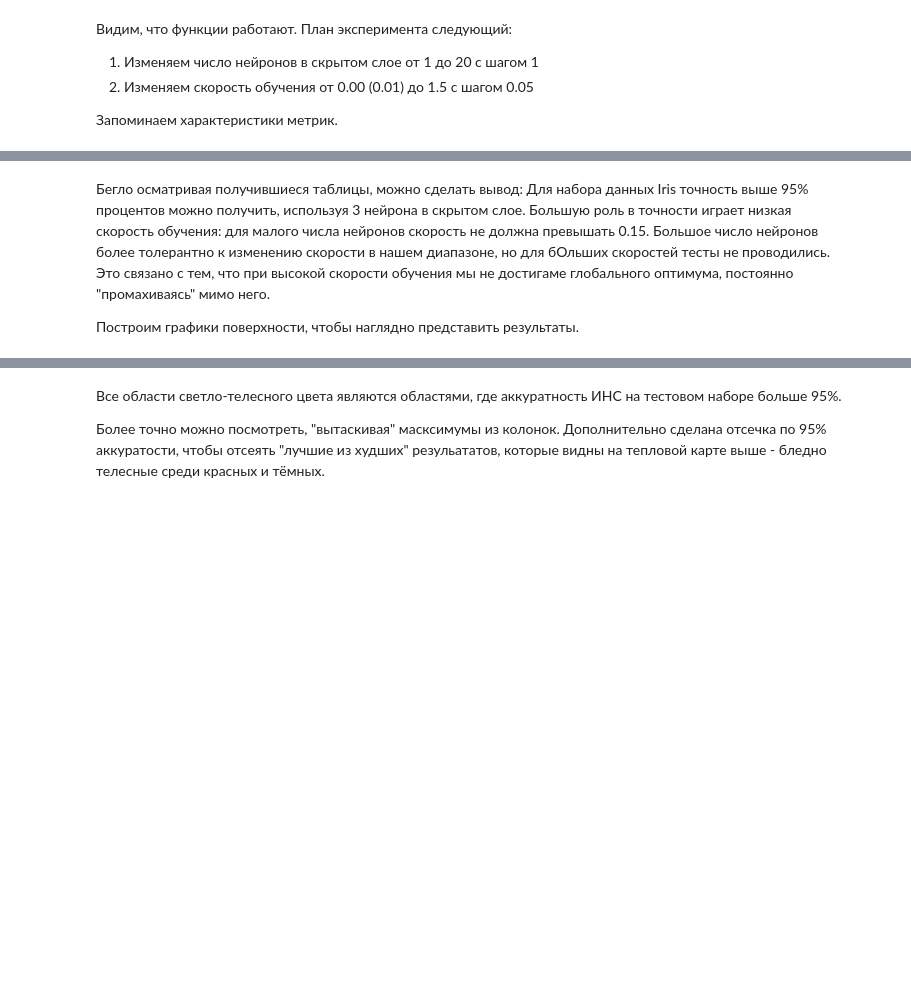
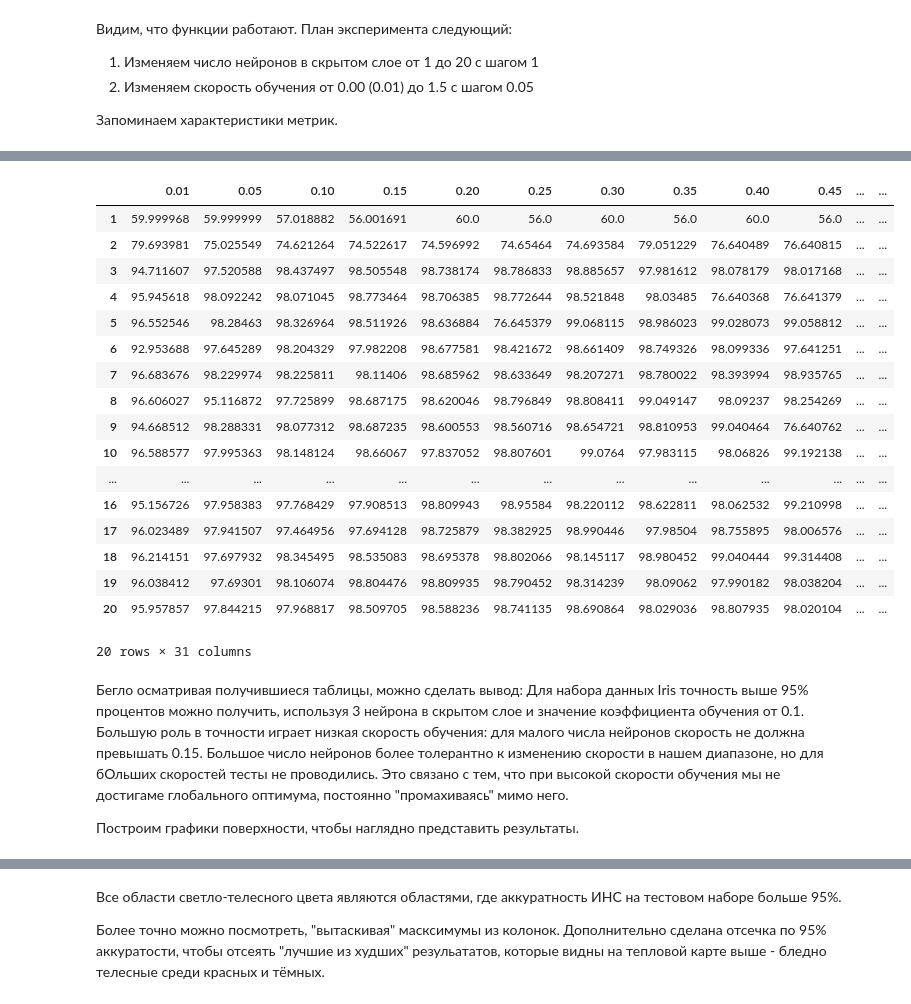
Before and after one commit to eridanletalis/GB_nn, a Jupyter notebook: hw1.ipynb, the cells around one changed output, grey strips where cells are left out. Drawn from its saved outputs; the diff is of its cells as text; code cells hidden in the pictures; blank space fills up the shorter version.

```diff
--- a/hw1.ipynb
+++ b/hw1.ipynb
@@ -531,6 +571,27 @@ for n_cnt in neuron_counts:
+# %%
+test_result
+# %% [output]
+|  | 0.01 | 0.05 | 0.10 | 0.15 | 0.20 | 0.25 | 0.30 | 0.35 | 0.40 | 0.45 | ... | ... |
+| 1 | 59.999968 | 59.999999 | 57.018882 | 56.001691 | 60.0 | 56.0 | 60.0 | 56.0 | 60.0 | 56.0 | ... | ... |
+| 2 | 79.693981 | 75.025549 | 74.621264 | 74.522617 | 74.596992 | 74.65464 | 74.693584 | 79.051229 | 76.640489 | 76.640815 | ... | ... |
+| 3 | 94.711607 | 97.520588 | 98.437497 | 98.505548 | 98.738174 | 98.786833 | 98.885657 | 97.981612 | 98.078179 | 98.017168 | ... | ... |
+| 4 | 95.945618 | 98.092242 | 98.071045 | 98.773464 | 98.706385 | 98.772644 | 98.521848 | 98.03485 | 76.640368 | 76.641379 | ... | ... |
+| 5 | 96.552546 | 98.28463 | 98.326964 | 98.511926 | 98.636884 | 76.645379 | 99.068115 | 98.986023 | 99.028073 | 99.058812 | ... | ... |
+| 6 | 92.953688 | 97.645289 | 98.204329 | 97.982208 | 98.677581 | 98.421672 | 98.661409 | 98.749326 | 98.099336 | 97.641251 | ... | ... |
+| 7 | 96.683676 | 98.229974 | 98.225811 | 98.11406 | 98.685962 | 98.633649 | 98.207271 | 98.780022 | 98.393994 | 98.935765 | ... | ... |
+| 8 | 96.606027 | 95.116872 | 97.725899 | 98.687175 | 98.620046 | 98.796849 | 98.808411 | 99.049147 | 98.09237 | 98.254269 | ... | ... |
+| 9 | 94.668512 | 98.288331 | 98.077312 | 98.687235 | 98.600553 | 98.560716 | 98.654721 | 98.810953 | 99.040464 | 76.640762 | ... | ... |
+| 10 | 96.588577 | 97.995363 | 98.148124 | 98.66067 | 97.837052 | 98.807601 | 99.0764 | 97.983115 | 98.06826 | 99.192138 | ... | ... |
+| ... | ... | ... | ... | ... | ... | ... | ... | ... | ... | ... | ... | ... |
+| 16 | 95.156726 | 97.958383 | 97.768429 | 97.908513 | 98.809943 | 98.95584 | 98.220112 | 98.622811 | 98.062532 | 99.210998 | ... | ... |
+| 17 | 96.023489 | 97.941507 | 97.464956 | 97.694128 | 98.725879 | 98.382925 | 98.990446 | 97.98504 | 98.755895 | 98.006576 | ... | ... |
+| 18 | 96.214151 | 97.697932 | 98.345495 | 98.535083 | 98.695378 | 98.802066 | 98.145117 | 98.980452 | 99.040444 | 99.314408 | ... | ... |
+| 19 | 96.038412 | 97.69301 | 98.106074 | 98.804476 | 98.809935 | 98.790452 | 98.314239 | 98.09062 | 97.990182 | 98.038204 | ... | ... |
+| 20 | 95.957857 | 97.844215 | 97.968817 | 98.509705 | 98.588236 | 98.741135 | 98.690864 | 98.029036 | 98.807935 | 98.020104 | ... | ... |
+20 rows × 31 columns
 # %% [markdown]
 Бегло осматривая получившиеся таблицы, можно сделать вывод:
-Для набора данных Iris точность выше 95% процентов можно получить, используя 3 нейрона в скрытом слое.
+Для набора данных Iris точность выше 95% процентов можно получить, используя 3 нейрона в скрытом слое и значение коэффициента обучения от 0.1.
 Большую роль в точности играет низкая скорость обучения: для малого числа нейронов скорость не должна превышать 0.15. Большое число нейронов более толерантно к изменению скорости в нашем диапазоне, но для бОльших скоростей тесты не проводились.
 Это связано с тем, что при высокой скорости обучения мы не достигаме глобального оптимума, постоянно "промахиваясь" мимо него.
 
```
Also changed, not shown: parts of 10 cells of this notebook.
